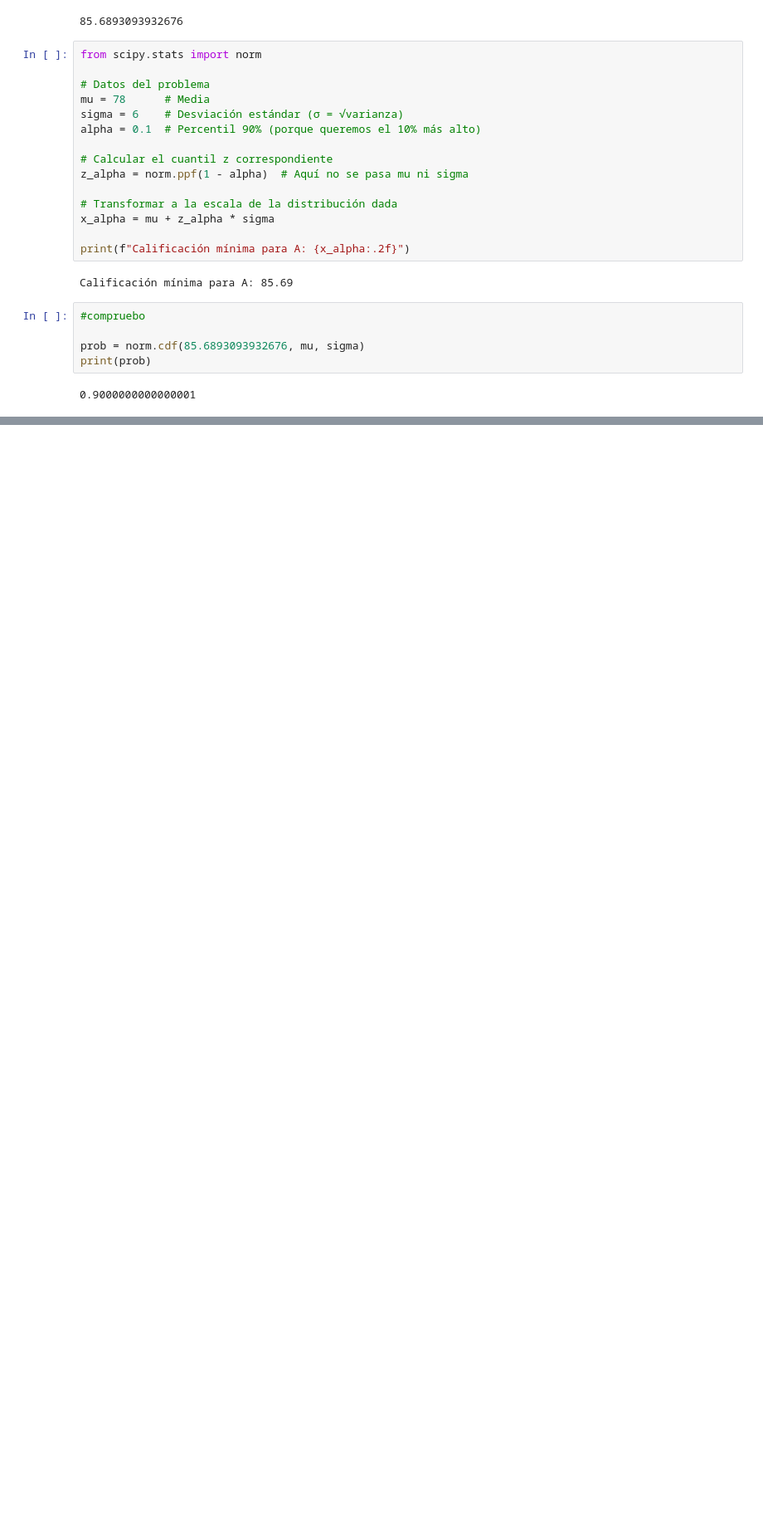
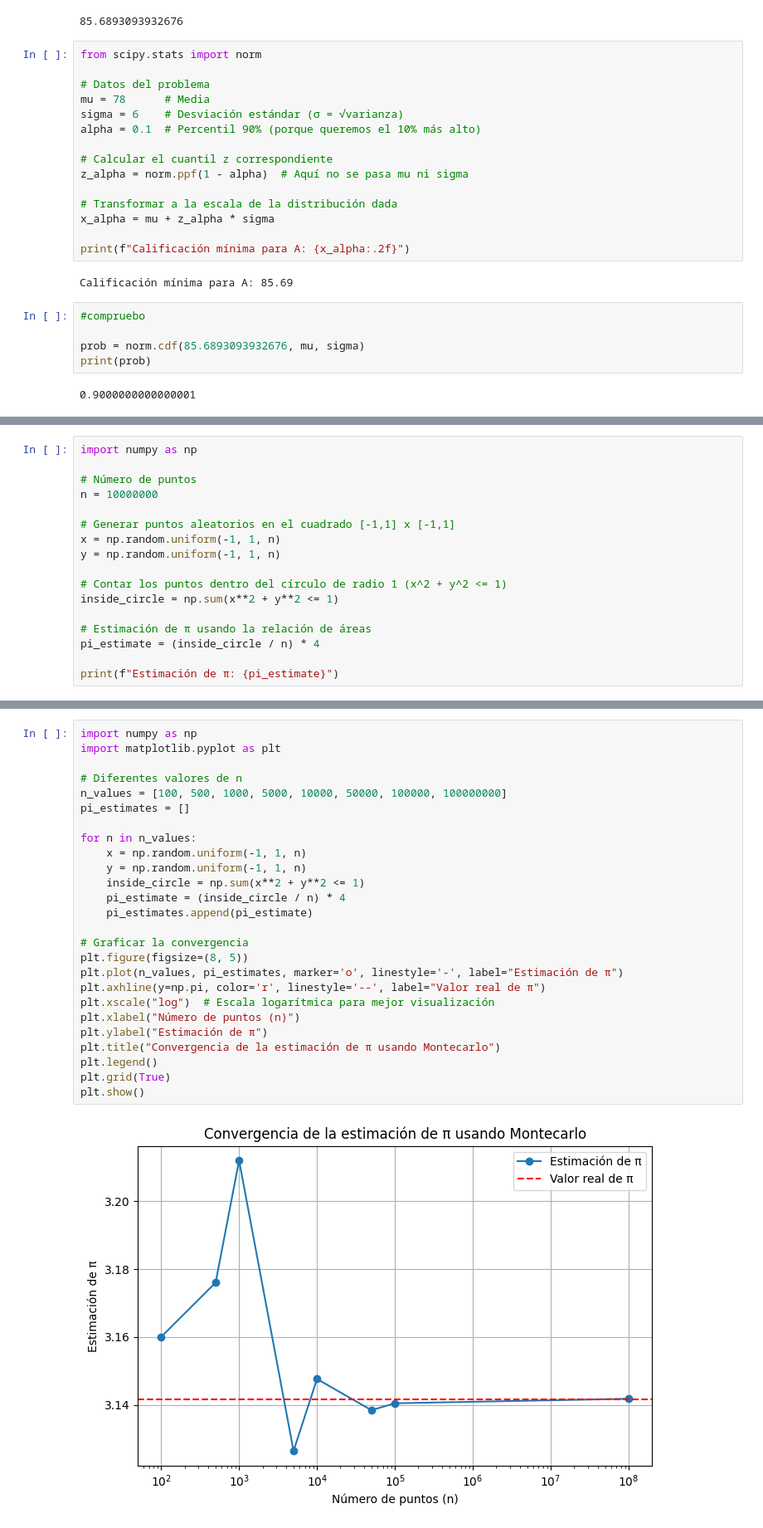
Before and after one commit to BrajanNieto/stats-prob-py, a Jupyter notebook: 01. Ex-Probability.ipynb, the cells around one changed output, grey strips where cells are left out. Shown at 83% size. Cells and saved outputs as stored; diff of their text form; blank space fills up the shorter version.

```diff
--- a/01. Ex-Probability.ipynb
+++ b/01. Ex-Probability.ipynb
@@ -878,0 +994,17 @@ print(prob)
+# %%
+import numpy as np
+
+# Número de puntos
+n = 10000000
+
+# Generar puntos aleatorios en el cuadrado [-1,1] x [-1,1]
+x = np.random.uniform(-1, 1, n)
+y = np.random.uniform(-1, 1, n)
+
+# Contar los puntos dentro del círculo de radio 1 (x^2 + y^2 <= 1)
+inside_circle = np.sum(x**2 + y**2 <= 1)
+
+# Estimación de π usando la relación de áreas
+pi_estimate = (inside_circle / n) * 4
+
+print(f"Estimación de π: {pi_estimate}")
@@ -878,0 +1013,28 @@ print(prob)
+# %%
+import numpy as np
+import matplotlib.pyplot as plt
+
+# Diferentes valores de n
+n_values = [100, 500, 1000, 5000, 10000, 50000, 100000, 100000000]
+pi_estimates = []
+
+for n in n_values:
+    x = np.random.uniform(-1, 1, n)
+    y = np.random.uniform(-1, 1, n)
+    inside_circle = np.sum(x**2 + y**2 <= 1)
+    pi_estimate = (inside_circle / n) * 4
+    pi_estimates.append(pi_estimate)
+
+# Graficar la convergencia
+plt.figure(figsize=(8, 5))
+plt.plot(n_values, pi_estimates, marker='o', linestyle='-', label="Estimación de π")
+plt.axhline(y=np.pi, color='r', linestyle='--', label="Valor real de π")
+plt.xscale("log")  # Escala logarítmica para mejor visualización
+plt.xlabel("Número de puntos (n)")
+plt.ylabel("Estimación de π")
+plt.title("Convergencia de la estimación de π usando Montecarlo")
+plt.legend()
+plt.grid(True)
+plt.show()
+# %% [output]
+[figure, added]
```
Also changed, not shown: parts of 4 cells of this notebook.
